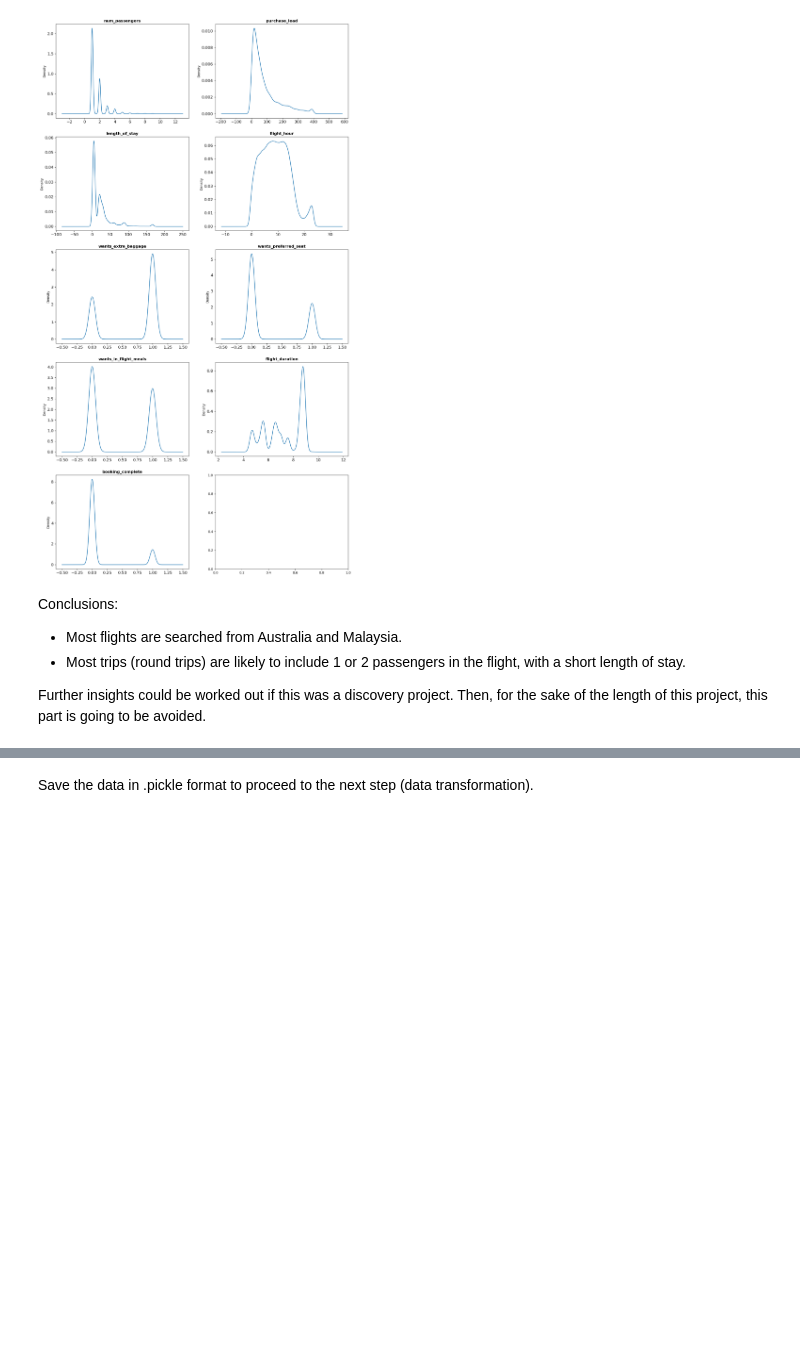
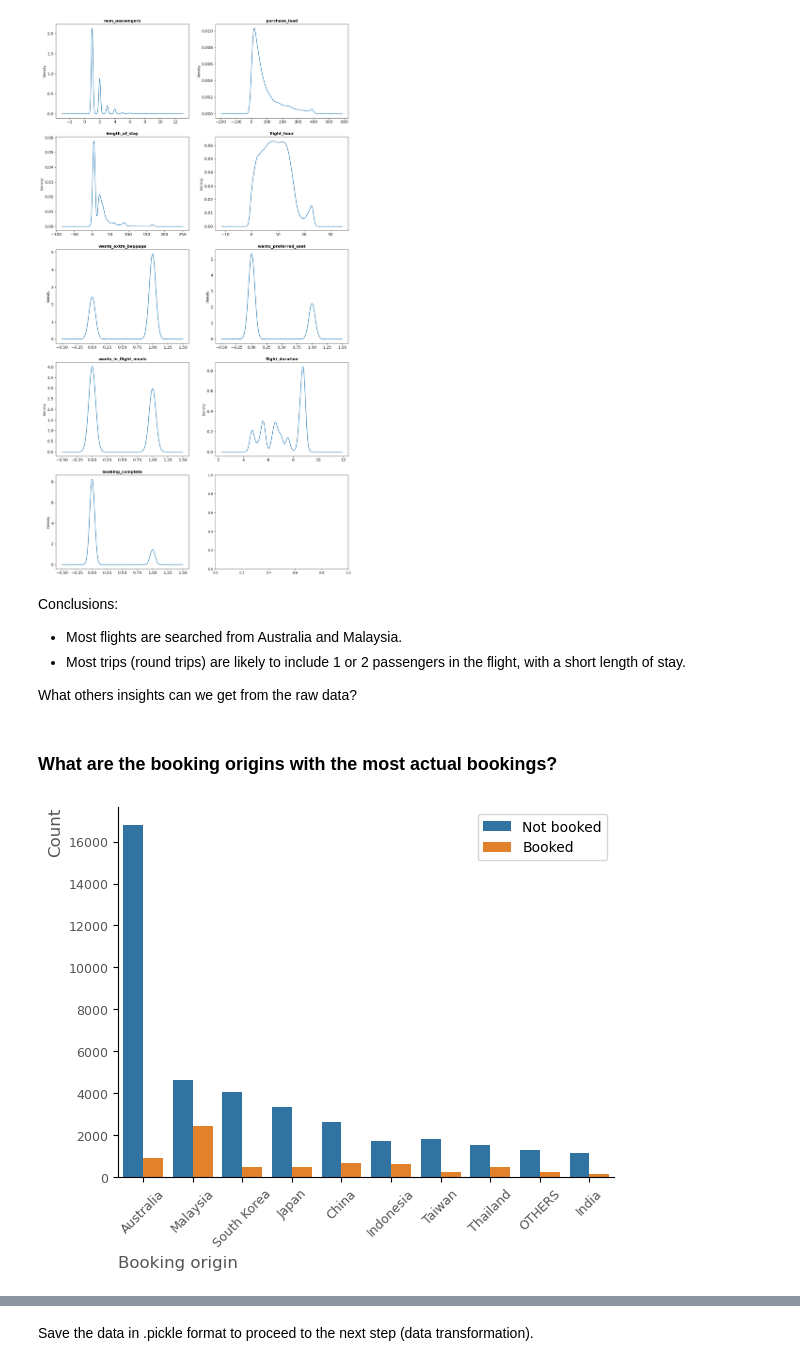
Before and after one commit to luis-cj/data-science-british-airways, a Jupyter notebook: 2_Task2_EDA.ipynb, the cells around one changed output, grey strips where cells are left out. Cells and saved outputs as stored; diff of their text form; code cells hidden in the pictures; blank space fills up the shorter version.

Commit message:
added insights

```diff
--- a/2_Task2_EDA.ipynb
+++ b/2_Task2_EDA.ipynb
@@ -130,4 +130,24 @@ Conclusions:
 - Most flights are searched from Australia and Malaysia.
 - Most trips (round trips) are likely to include 1 or 2 passengers in the flight, with a short length of stay.
 
-Further insights could be worked out if this was a discovery project. Then, for the sake of the length of this project, this part is going to be avoided.
+What others insights can we get from the raw data?
+# %%
+df = pd.concat([cat,num], axis=1)
+# %% [markdown]
+### What are the booking origins with the most actual bookings?
+# %%
+n = 10
+top10_booking_origin = df["booking_origin"].value_counts().nlargest(n)
+
+g = sns.countplot(data=df, x="booking_origin", order=top10_booking_origin.index, orient="h", hue="booking_complete")
+
+plt.xticks(size=9, color="#555555")
+plt.yticks(size=9, color="#555555")
+plt.xticks(rotation=45)
+plt.xlabel("Booking origin", loc="left",size=12, color="#555555")
+plt.ylabel("Count", loc="top",size=12, color="#555555");
+plt.legend(["Not booked","Booked"])
+plt.gca().spines['top'].set_visible(False)
+plt.gca().spines['right'].set_visible(False);
+# %% [output]
+[figure, added]
```
Also changed, not shown: parts of 8 cells of this notebook.
